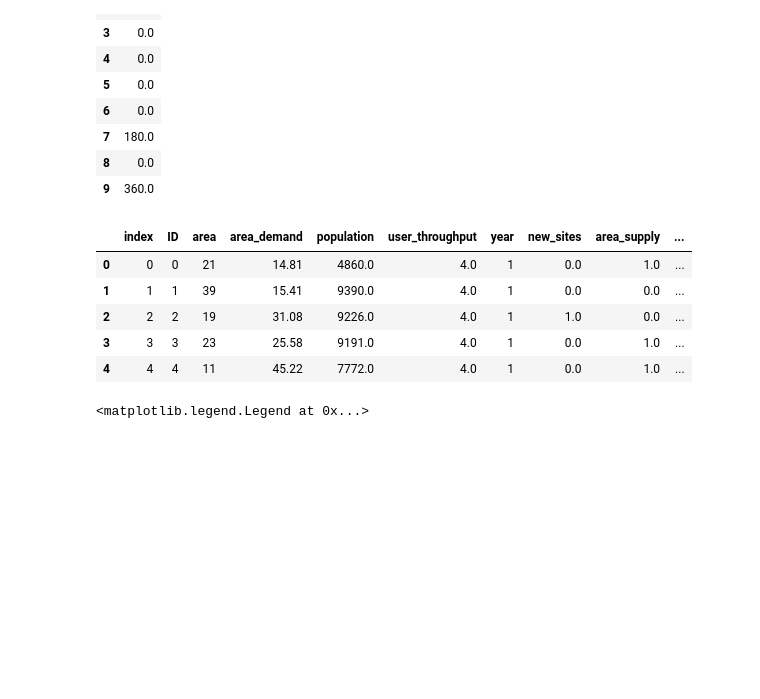
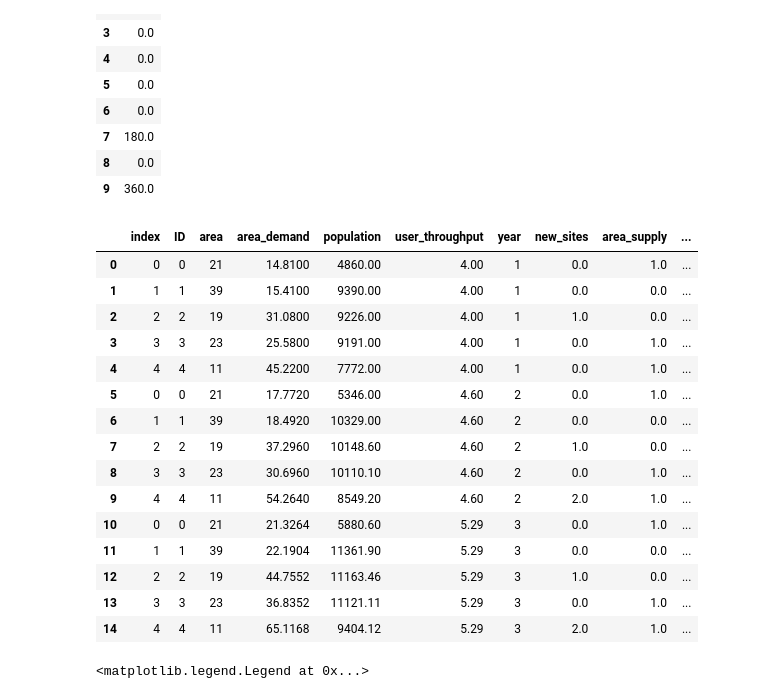
Before and after one commit to ashutoshj14/digital_comms, a Jupyter notebook: digital_comms/mobile_model2.ipynb, the cells around one changed output. Saved outputs shown, nothing was run; the diff lists cells and outputs as text; code cells hidden in the pictures; blank space fills up the shorter version.

```diff
--- a/digital_comms/mobile_model2.ipynb
+++ b/digital_comms/mobile_model2.ipynb
@@ -411,14 +411,24 @@ total_cost.head(n=10)
 # %%
 output = pd.concat([output, total_cost], axis=1)
 
-output.head(n=5)
+output.head(n=15)
 # %% [output]
 |  | index | ID | area | area_demand | population | user_throughput | year | new_sites | area_supply | ... |
-| 0 | 0 | 0 | 21 | 14.81 | 4860.0 | 4.0 | 1 | 0.0 | 1.0 | ... |
-| 1 | 1 | 1 | 39 | 15.41 | 9390.0 | 4.0 | 1 | 0.0 | 0.0 | ... |
-| 2 | 2 | 2 | 19 | 31.08 | 9226.0 | 4.0 | 1 | 1.0 | 0.0 | ... |
-| 3 | 3 | 3 | 23 | 25.58 | 9191.0 | 4.0 | 1 | 0.0 | 1.0 | ... |
-| 4 | 4 | 4 | 11 | 45.22 | 7772.0 | 4.0 | 1 | 0.0 | 1.0 | ... |
+| 0 | 0 | 0 | 21 | 14.8100 | 4860.00 | 4.00 | 1 | 0.0 | 1.0 | ... |
+| 1 | 1 | 1 | 39 | 15.4100 | 9390.00 | 4.00 | 1 | 0.0 | 0.0 | ... |
+| 2 | 2 | 2 | 19 | 31.0800 | 9226.00 | 4.00 | 1 | 1.0 | 0.0 | ... |
+| 3 | 3 | 3 | 23 | 25.5800 | 9191.00 | 4.00 | 1 | 0.0 | 1.0 | ... |
+| 4 | 4 | 4 | 11 | 45.2200 | 7772.00 | 4.00 | 1 | 0.0 | 1.0 | ... |
+| 5 | 0 | 0 | 21 | 17.7720 | 5346.00 | 4.60 | 2 | 0.0 | 1.0 | ... |
+| 6 | 1 | 1 | 39 | 18.4920 | 10329.00 | 4.60 | 2 | 0.0 | 0.0 | ... |
+| 7 | 2 | 2 | 19 | 37.2960 | 10148.60 | 4.60 | 2 | 1.0 | 0.0 | ... |
+| 8 | 3 | 3 | 23 | 30.6960 | 10110.10 | 4.60 | 2 | 0.0 | 1.0 | ... |
+| 9 | 4 | 4 | 11 | 54.2640 | 8549.20 | 4.60 | 2 | 2.0 | 1.0 | ... |
+| 10 | 0 | 0 | 21 | 21.3264 | 5880.60 | 5.29 | 3 | 0.0 | 1.0 | ... |
+| 11 | 1 | 1 | 39 | 22.1904 | 11361.90 | 5.29 | 3 | 0.0 | 0.0 | ... |
+| 12 | 2 | 2 | 19 | 44.7552 | 11163.46 | 5.29 | 3 | 1.0 | 0.0 | ... |
+| 13 | 3 | 3 | 23 | 36.8352 | 11121.11 | 5.29 | 3 | 0.0 | 1.0 | ... |
+| 14 | 4 | 4 | 11 | 65.1168 | 9404.12 | 5.29 | 3 | 2.0 | 1.0 | ... |
 # %%
 #area demand for a region, LA or MSOA
 plt.plot(output.year[output.area == 21],output.population [output.area == 21])
```
Also changed, not shown: parts of 5 cells of this notebook.
